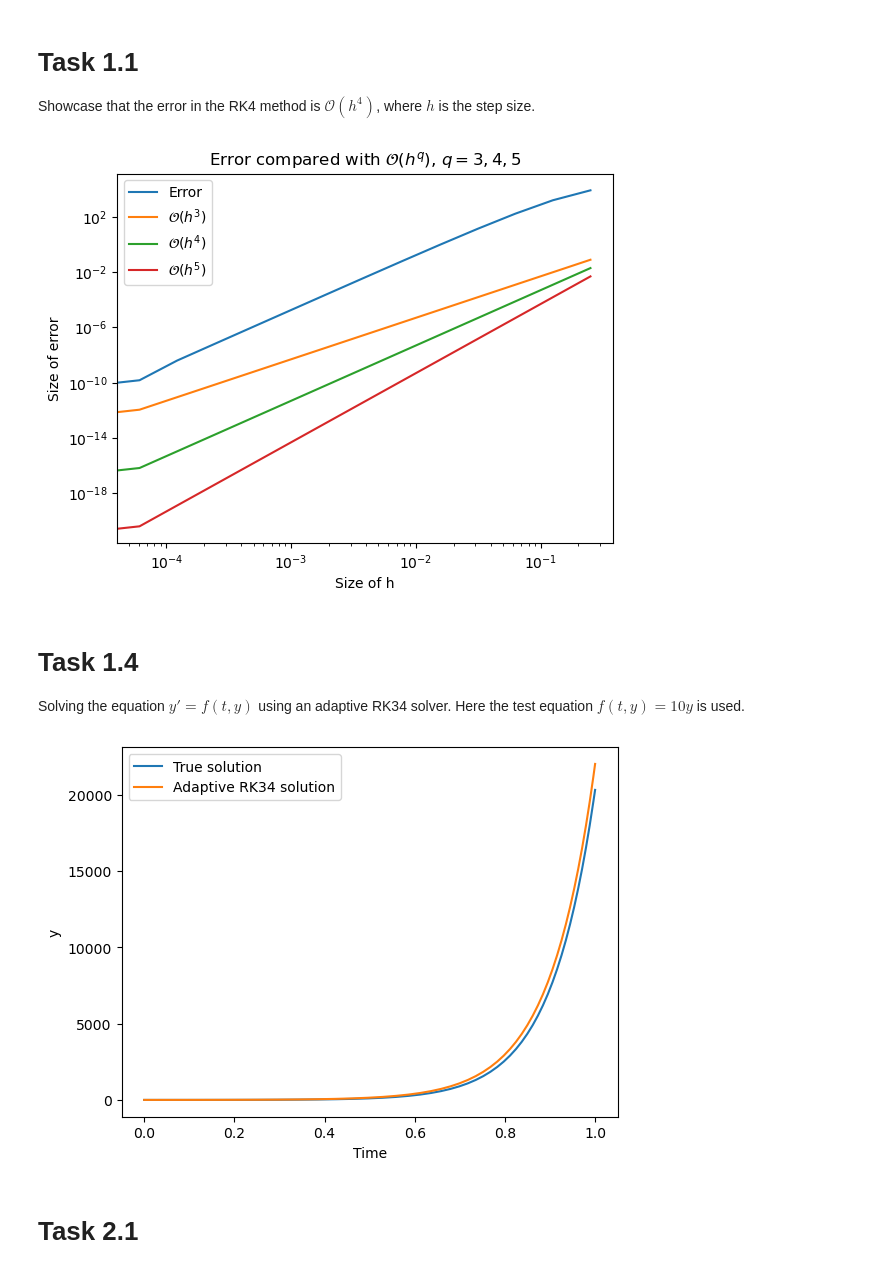
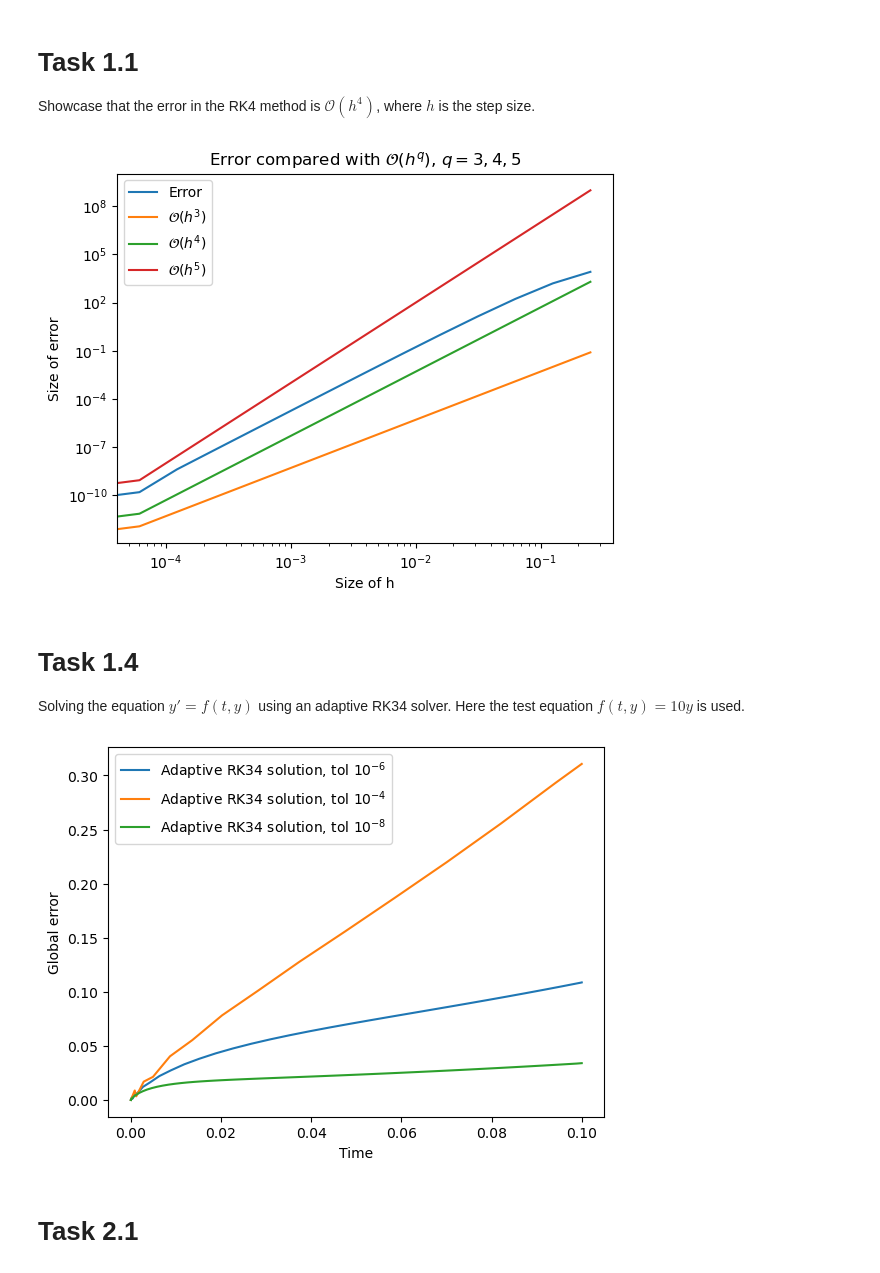
Before and after one commit to varepg/numerical-differential-equations, a Jupyter notebook: project1/project1.ipynb, the cells around one changed output. Saved outputs shown, nothing was run; the diff lists cells and outputs as text; code cells hidden in the pictures.

Commit message:
changed the plots for tasks 1.1 and 1.4

```diff
--- a/project1/project1.ipynb
+++ b/project1/project1.ipynb
@@ -29,37 +29,42 @@ for i in range(2,15):
     err[i - 2] = np.abs(newerr[:, N])
 plt.loglog(stepsize, err)
 plt.loglog(stepsize, 5*stepsize**3)
-plt.loglog(stepsize, 5*stepsize**4)
-plt.loglog(stepsize, 5*stepsize**5)
+plt.loglog(stepsize, 500000*stepsize**4)
+plt.loglog(stepsize, (10**12)*stepsize**5)
 plt.legend(['Error', '$\mathcal{O}(h^3)$', '$\mathcal{O}(h^4)$', '$\mathcal{O}(h^5)$'])
 plt.xlabel('Size of h')
 plt.ylabel('Size of error')
 plt.title('Error compared with $\mathcal{O}(h^q)$, $q=3, 4, 5$')
-plt.savefig("plots/task1.1.svg")
+plt.savefig("plots/task1.1.pdf")
 plt.show()
 # %% [output]
-[figure, old version]
+[figure, new version]
 # %% [markdown]
 # Task 1.4
 Solving the equation $y'=f(t, y)$ using an adaptive RK34 solver. Here the test equation $f(t, y)=10y$ is used.
 # %%
 f = lambda _, u: 10 * u
 t0 = 0
-tf = 1
+tf = 0.1
 y0 = np.array([1,2,3])
-tol = 0.1
-t, y = adaptive_RK34(f,t0, tf, y0, tol)
+tol1 = 10**(-6)
+t1, y1 = adaptive_RK34(f,t0, tf, y0, tol1)
+tol2 = 10**(-4)
+t2, y2 = adaptive_RK34(f,t0, tf, y0, tol2)
+tol3 = 10**(-8)
+t3, y3 = adaptive_RK34(f,t0, tf, y0, tol3)
 
 
-plt.plot(t, y[0,:])
-plt.plot(t, np.exp(10*t)*y0[0])
-plt.legend(['True solution', 'Adaptive RK34 solution'])
+plt.plot(t1, np.exp(10*t1)*y0[0] - y1[0,:])
+plt.plot(t2, np.exp(10*t2)*y0[0] - y2[0,:])
+plt.plot(t3, np.exp(10*t3)*y0[0] - y3[0,:])
+plt.legend(['Adaptive RK34 solution, tol $10^{-6}$', 'Adaptive RK34 solution, tol $10^{-4}$', 'Adaptive RK34 solution, tol $10^{-8}$', 'True Solution'])
 plt.xlabel('Time')
-plt.ylabel('y')
-plt.savefig("plots/task1.4.svg")
+plt.ylabel('Global error')
+plt.savefig("plots/task1.4.pdf")
 plt.show()
 # %% [output]
-[figure, old version]
+[figure, new version]
 # %% [markdown]
 # Task 2.1
 # %%
```
Also changed, not shown: parts of 1 cell of this notebook.
